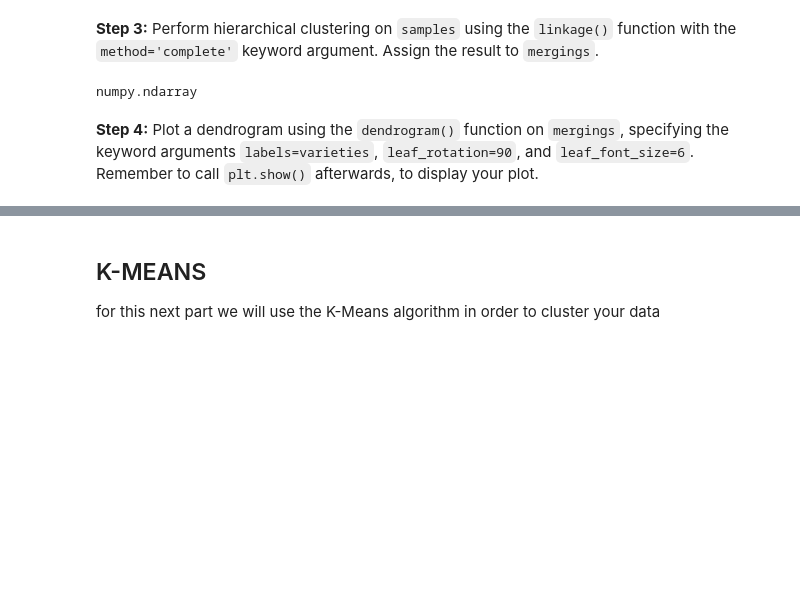
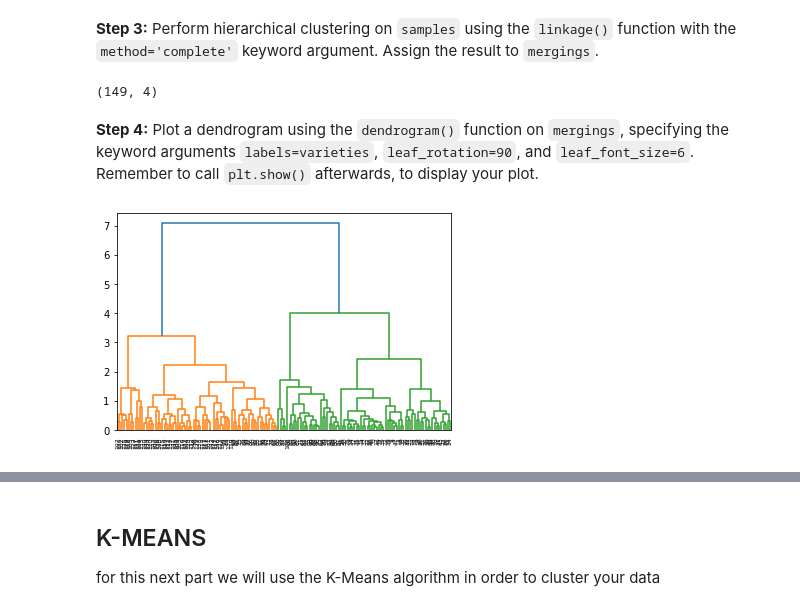
Before and after one commit to fbulbulov/AISpring-exercises, a Jupyter notebook: M3_Machine_Learning/04. Clustering (K-Means)/08ml3.ipynb, the cells around one changed output, grey strips where cells are left out. Cells and saved outputs as stored; diff of their text form; code cells hidden in the pictures; blank space fills up the shorter version.

Commit message:
plotting dendograms

```diff
--- a/M3_Machine_Learning/04. Clustering (K-Means)/08ml3.ipynb
+++ b/M3_Machine_Learning/04. Clustering (K-Means)/08ml3.ipynb
@@ -79,8 +79,9 @@ assert x.shape == (150,4)
 mergings = 0
 # YOUR CODE HERE
 mergings= linkage(x, method='complete')
+mergings.shape
 # %% [output]
-numpy.ndarray
+(149, 4)
 # %%
 assert mergings.shape == (149,4)
 # %% [markdown]
@@ -88,6 +89,10 @@ assert mergings.shape == (149,4)
 # %%
 dn = 0
 # YOUR CODE HERE
-raise NotImplementedError()
+dn=dendrogram(mergings, leaf_rotation=90, leaf_font_size=6)
+plt.
+plt.show()
+# %% [output]
+[figure, added]
 # %%
 assert type(dn) == type(dendrogram(np.random.rand(15, 4)))
```
Also changed, not shown: parts of 1 cell of this notebook.
